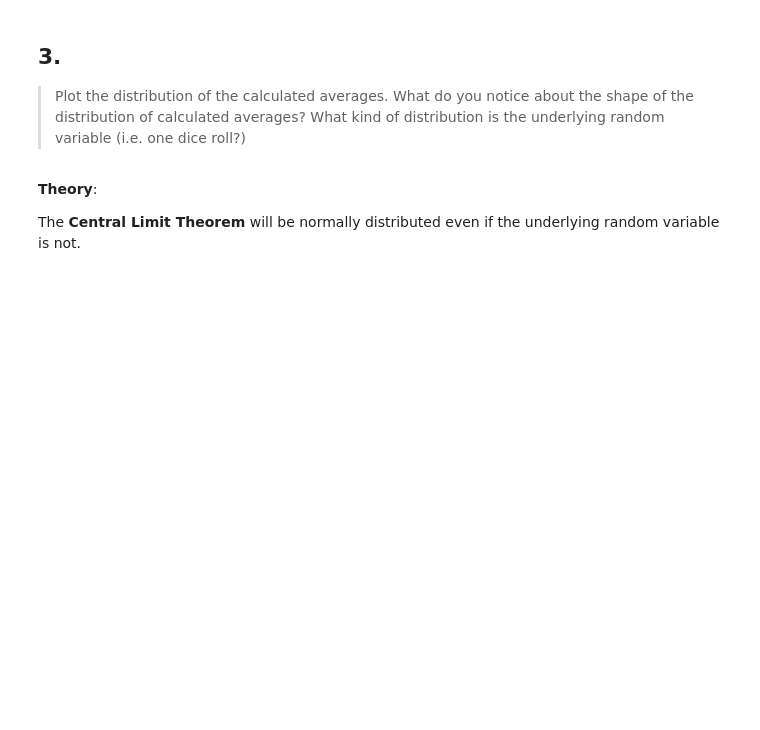
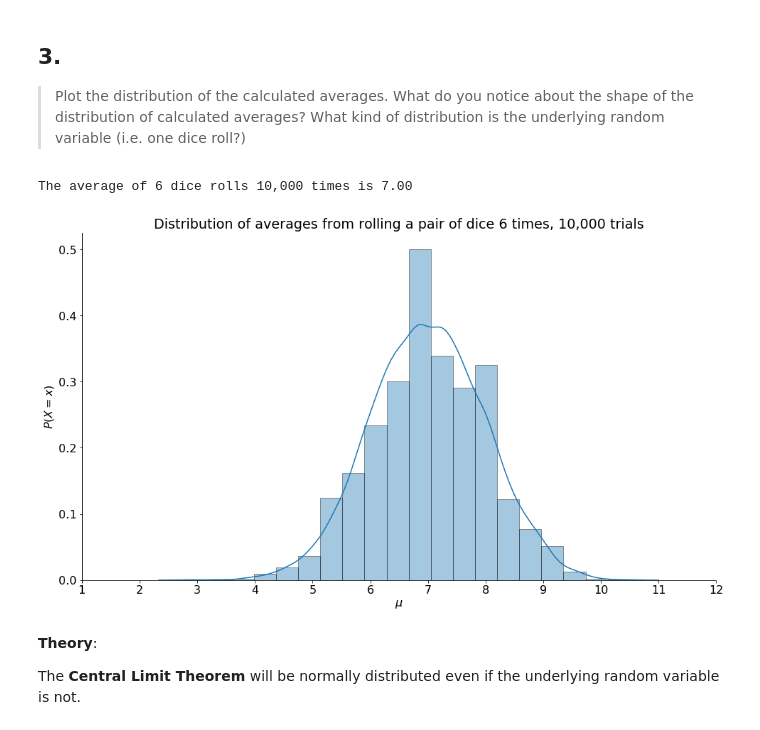
Before and after one commit to Promeos/statistics-exercises, a Jupyter notebook: hypothesis_testing.ipynb, the cells around one changed output. Drawn from its saved outputs; the diff is of its cells as text; code cells hidden in the pictures; blank space fills up the shorter version.

Commit message:
corrected probability and mean example

```diff
--- a/hypothesis_testing.ipynb
+++ b/hypothesis_testing.ipynb
@@ -108,6 +117,6 @@ The expected average of 6 dice rolls is 1.17
 >Write the code necessary to simulate taking the average of 6 dice rolls 10,000 times. Store each of the 10,000 averages in a list.
 # %%
 # Using random.choice to simulate a six-sided die
-die_1 = np.random.choice([1, 2, 3, 4, 5, 6], size=(10_000, 6))
-die_2 = np.random.choice([1, 2, 3, 4, 5, 6], size=(10_000, 6))
+die_1 = stats.randint(1, 7).rvs(size=(10_000, 6))
+die_2 = stats.randint(1, 7).rvs(size=(10_000, 6))
 dice = die_1 + die_2
@@ -127,6 +123,19 @@ The average of 6 dice rolls 10,000 times is 6.99
 # %% [markdown]
 ## 3.
 > Plot the distribution of the calculated averages. What do you notice about the shape of the distribution of calculated averages? What kind of distribution is the underlying random variable (i.e. one dice roll?)
+# %%
+average = dice.mean(axis=1)
+print("The average of 6 dice rolls 10,000 times is {:.2f}".format(dice.mean()))
+
+sns.distplot(average, bins=20)
+
+plt.title("Distribution of averages from rolling a pair of dice 6 times, 10,000 trials")
+plt.xlabel('$\mu$')
+plt.ylabel('$P(X=x)$')
+plt.xticks(np.linspace(1, 12, 12));
+# %% [output]
+The average of 6 dice rolls 10,000 times is 7.00
+[figure, added]
 # %% [markdown]
 __Theory__:
 
```
Also changed, not shown: parts of 4 cells of this notebook.
